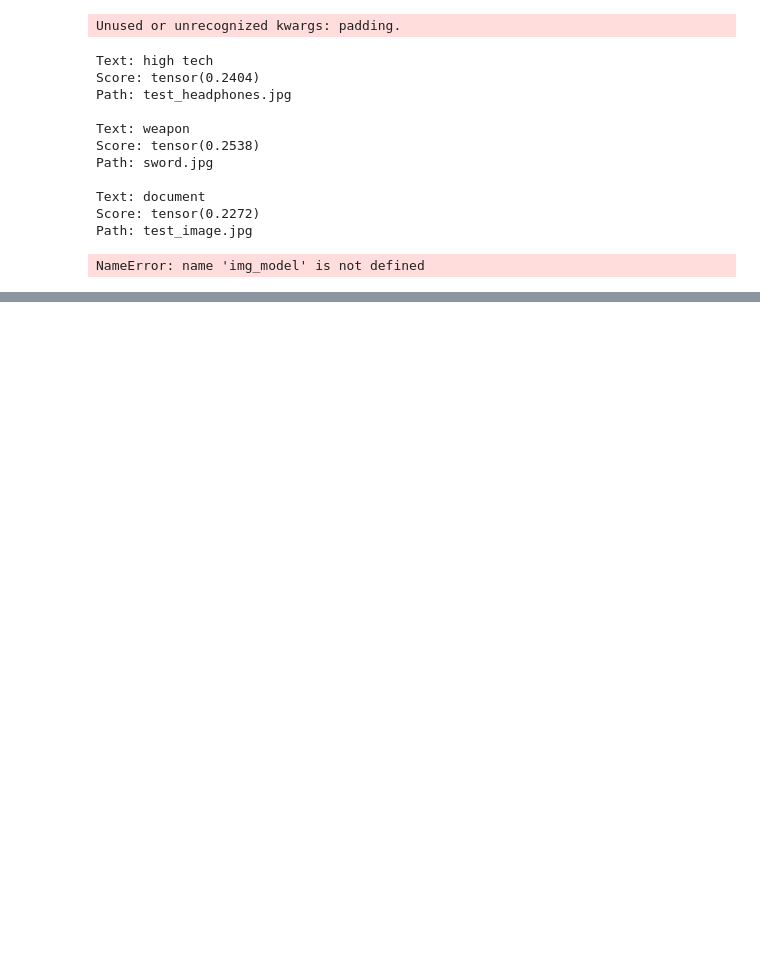
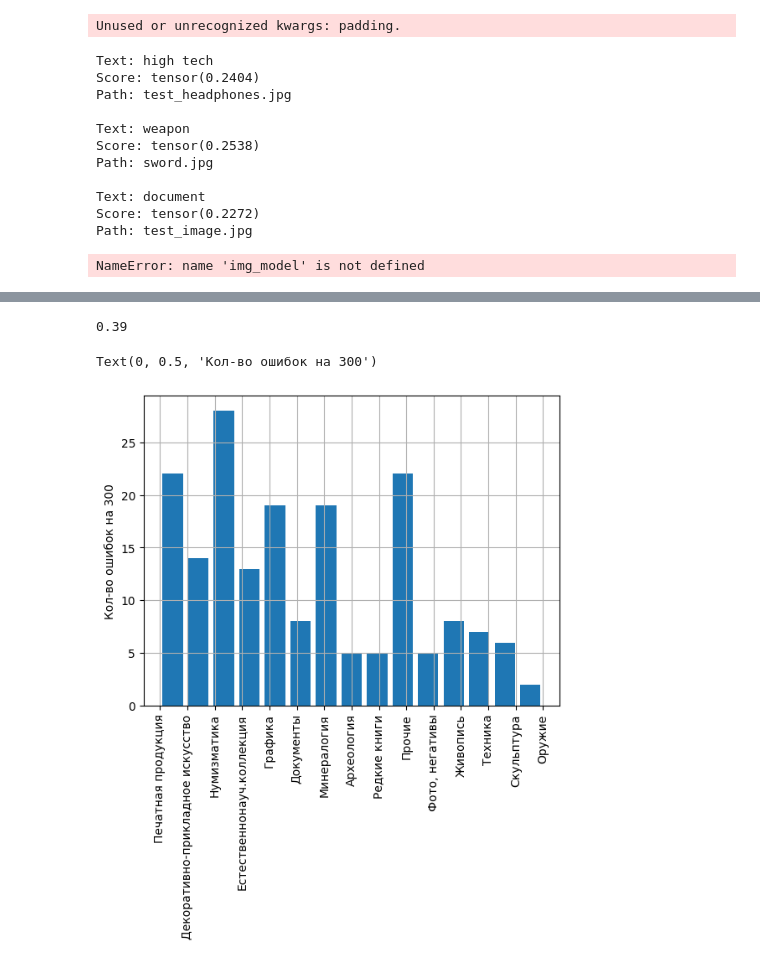
Before and after one commit to DigitalBreakthroughRusskayKrasavica3-0/image-search, a Jupyter notebook: search.ipynb, the cells around one changed output, grey strips where cells are left out. Drawn from its saved outputs; the diff is of its cells as text; code cells hidden in the pictures; blank space fills up the shorter version.

```diff
--- a/search.ipynb
+++ b/search.ipynb
@@ -21,7 +25,8 @@ Note: you may need to restart the kernel to use updated packages.
 # %%
 import pandas
-
-df = pandas.read_csv('./mincult-train/train.csv', sep=';')
-df = df[:100]
-df['path'] = './mincult-train/train/'+ df['object_id'].astype(str) + '/' + df['img_name']
-df['embedding_path'] = df['path']+'.embedding'
+from PIL import Image
+full_df = pandas.read_csv('./mincult-train/train.csv', sep=';')
+full_df['path'] = './mincult-train/train/'+ full_df['object_id'].astype(str) + '/' + full_df['img_name']
+full_df['embedding_path'] = full_df['path']+'.embedding'
+N = 100
+df = full_df[:N].copy()
@@ -36,0 +33,3 @@ df.head()
+# %%
+full_df['group'] = full_df['group'].replace('ДПИ',  'Декоративно-прикладное искусство')
+full_df[full_df['group'] == 'ДПИ']
@@ -246,0 +259,6 @@ NameError: name 'img_model' is not defined
+# %%
+TEST_N = 300
+test_df = full_df.sample(TEST_N)
+test_df['group_pred'] = test_df['path'].map(lambda path: get_categories(path)[0][0])
+correct = (test_df['group'] == test_df['group_pred']).sum()
+print(correct/len(test_df))
@@ -246,0 +284,12 @@ NameError: name 'img_model' is not defined
+# %%
+correct = (test_df['group'] == test_df['group_pred']).sum()
+print(correct/len(test_df))
+# %% [output]
+0.39
+# %%
+mistakes = test_df[test_df['group'] != test_df['group_pred']]
+plt = mistakes.group.hist(xrot=90, bins=15, rwidth=0.8)
+plt.set_ylabel(f'Кол-во ошибок на {TEST_N}')
+# %% [output]
+Text(0, 0.5, 'Кол-во ошибок на 300')
+[figure, added]
```
Also changed, not shown: parts of 13 cells of this notebook, 2 other files.
